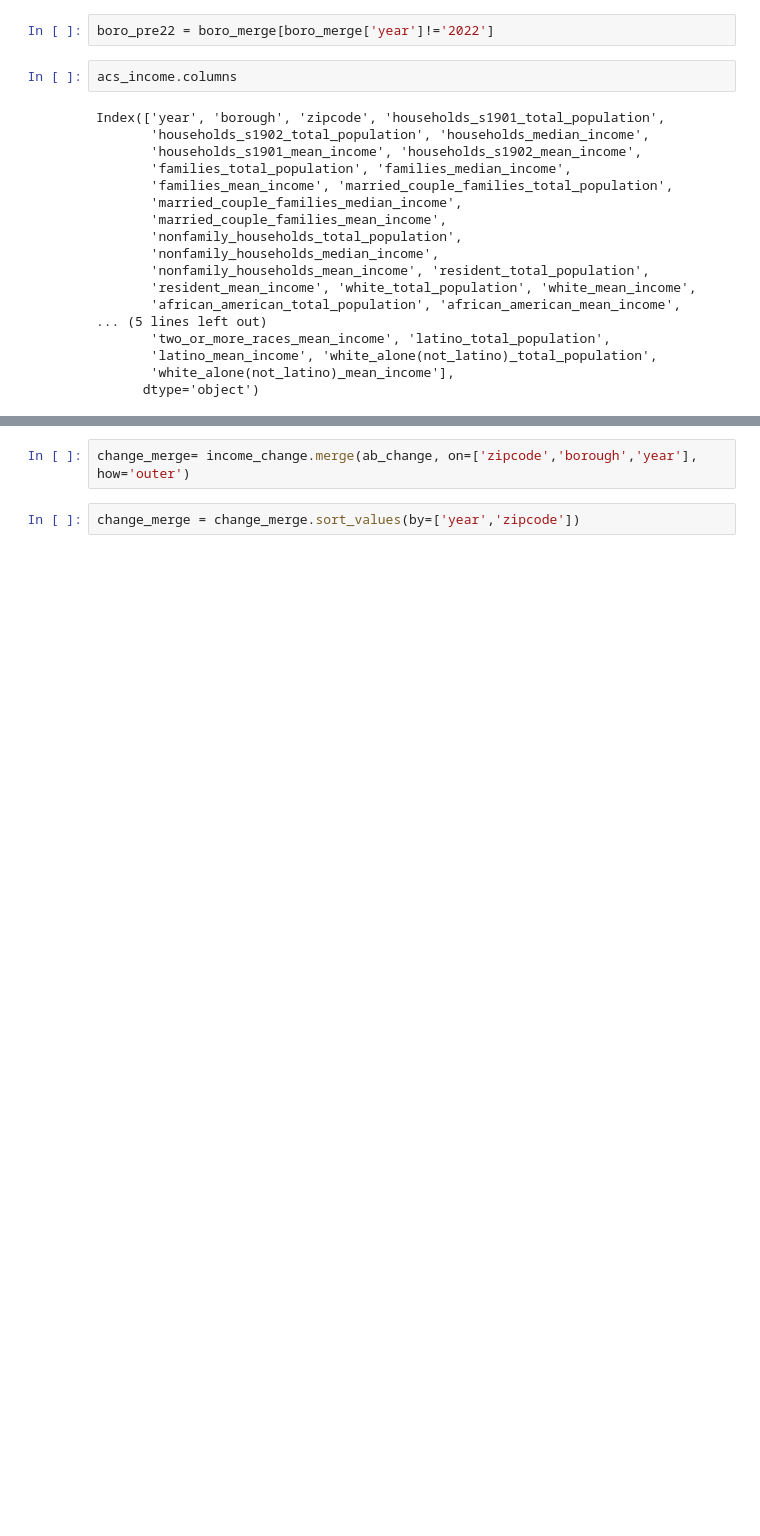
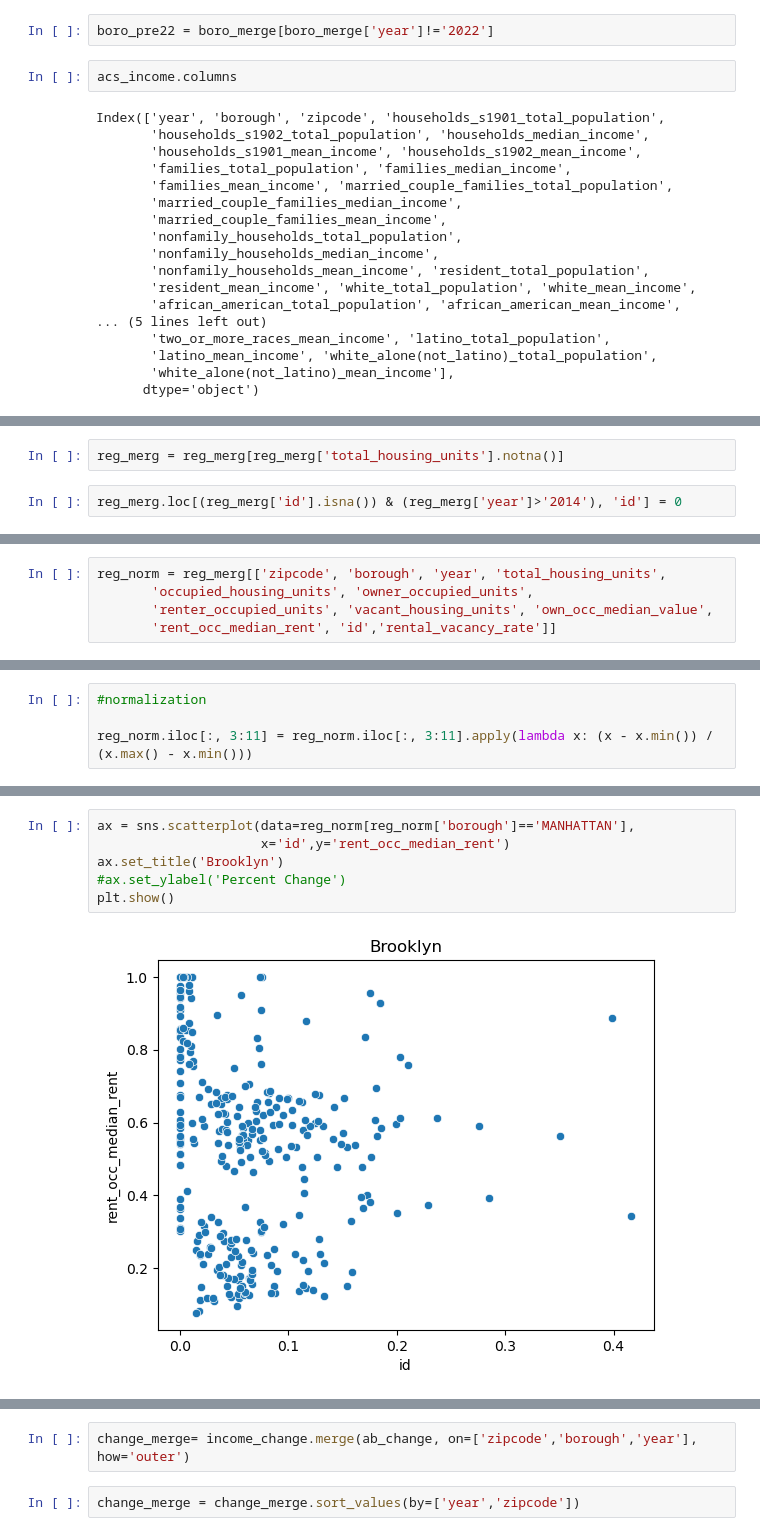
Before and after one commit to hpuma/Airbnb_Rental_Project, a Jupyter notebook: vis/EDA_sergio.ipynb, the cells around one changed output, grey strips where cells are left out. Saved outputs shown, nothing was run; the diff lists cells and outputs as text; blank space fills up the shorter version.

```diff
--- a/vis/EDA_sergio.ipynb
+++ b/vis/EDA_sergio.ipynb
@@ -152,0 +235,4 @@ income_change = acs_income[['zipcode','borough','year','latino_mean_income','whi
+# %%
+reg_merg = reg_merg[reg_merg['total_housing_units'].notna()]
+# %%
+reg_merg.loc[(reg_merg['id'].isna()) & (reg_merg['year']>'2014'), 'id'] = 0
@@ -152,0 +255,5 @@ income_change = acs_income[['zipcode','borough','year','latino_mean_income','whi
+# %%
+reg_norm = reg_merg[['zipcode', 'borough', 'year', 'total_housing_units',
+       'occupied_housing_units', 'owner_occupied_units',
+       'renter_occupied_units', 'vacant_housing_units', 'own_occ_median_value',
+       'rent_occ_median_rent', 'id','rental_vacancy_rate']]
@@ -152,0 +276,4 @@ income_change = acs_income[['zipcode','borough','year','latino_mean_income','whi
+# %%
+#normalization
+
+reg_norm.iloc[:, 3:11] = reg_norm.iloc[:, 3:11].apply(lambda x: (x - x.min()) / (x.max() - x.min()))
@@ -152,0 +314,8 @@ income_change = acs_income[['zipcode','borough','year','latino_mean_income','whi
+# %%
+ax = sns.scatterplot(data=reg_norm[reg_norm['borough']=='MANHATTAN'],
+                     x='id',y='rent_occ_median_rent')
+ax.set_title('Brooklyn')
+#ax.set_ylabel('Percent Change')
+plt.show()
+# %% [output]
+[figure, added]
```
Also changed, not shown: parts of 66 cells of this notebook.
